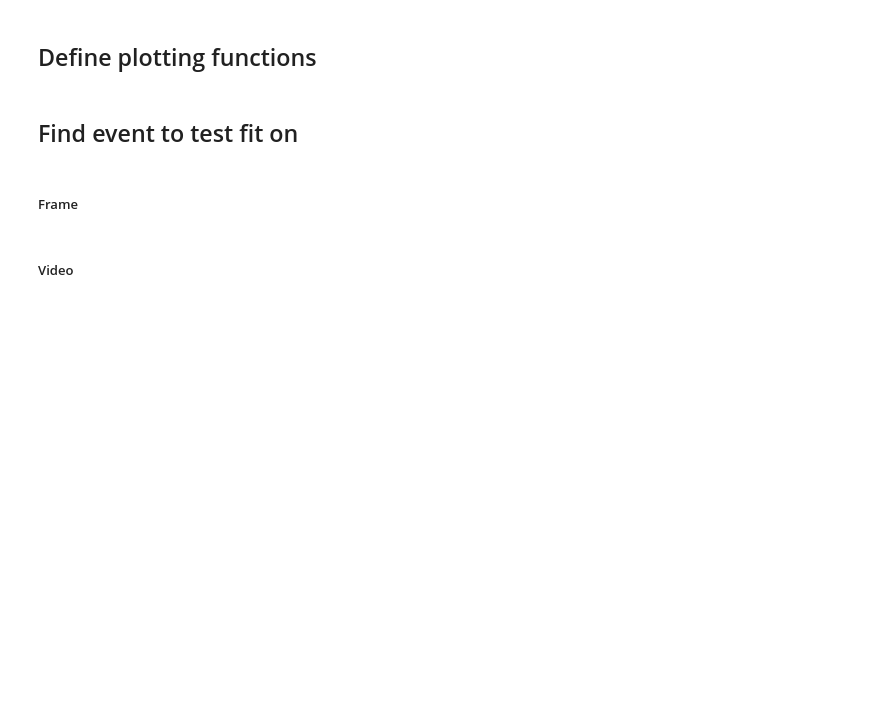
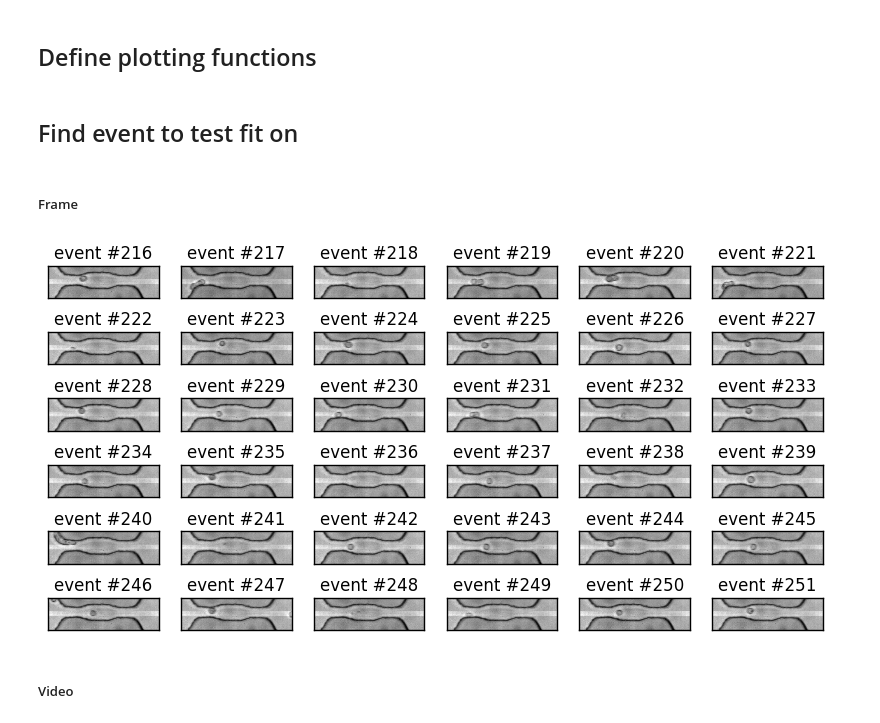
Before and after one commit to codycombs/cell_deformation, a Jupyter notebook: test_ellipse_fit.ipynb, the cells around one changed output. Cells and saved outputs as stored; diff of their text form; code cells hidden in the pictures; blank space fills up the shorter version.

```diff
--- a/test_ellipse_fit.ipynb
+++ b/test_ellipse_fit.ipynb
@@ -33,8 +33,8 @@ from IPython.display import HTML
 ## Load data
 # %%
 date = '10-10-2017/'
-particle = '293-T_0/'
-channel = '10-20-10_3/'
+particle = 'HCT-116_1/'
+channel = '10-20-10_1/'
 file_index = '0'
 
 base_path = '/home/prestonh/Desktop/Research/cancer_cells/data/'
@@ -124,24 +132,26 @@ def plot_all(processed_frame, frame):
 ##### Frame
 # %%
 fig, axes = plt.subplots(6,6,figsize = (10,5))
-start_index = 36*5
+start_index = 36*6
 
 for i in range(36):
     oi_index = start_index + i
     oi_event = oi_events[oi_index]
     ts = oi_event.get_tf()
     t = int((ts[-1] + ts[0])/2.)
     frame = oi_vid.get_frame(t)
 
 
     row = i/6
     column = i%6
     plt.sca(axes[row, column])
     plt.imshow(frame, cmap = 'gray', origin = 'lower')
     plt.title('event #' + str(i + start_index))
     plt.xticks([])
     plt.yticks([])
 plt.show()
+# %% [output]
+[figure, added]
 # %% [markdown]
 ##### Video
 # %%
```
Also changed, not shown: parts of 6 cells of this notebook, 9 other files.
